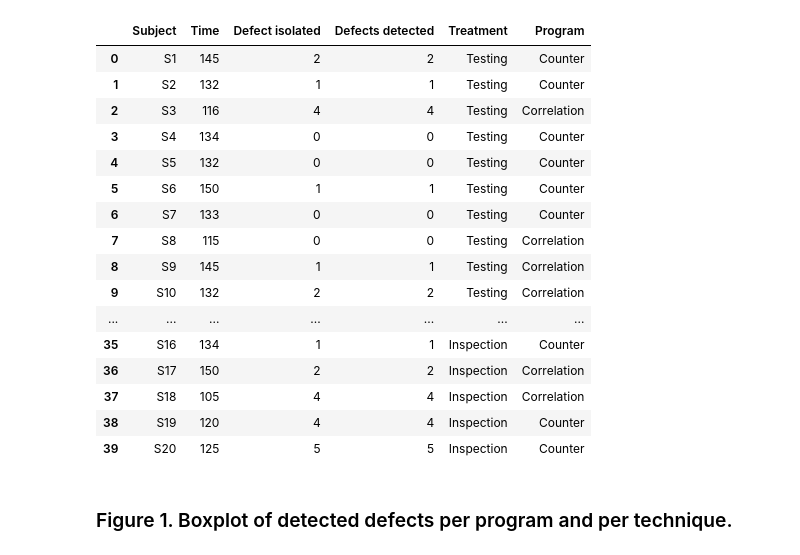
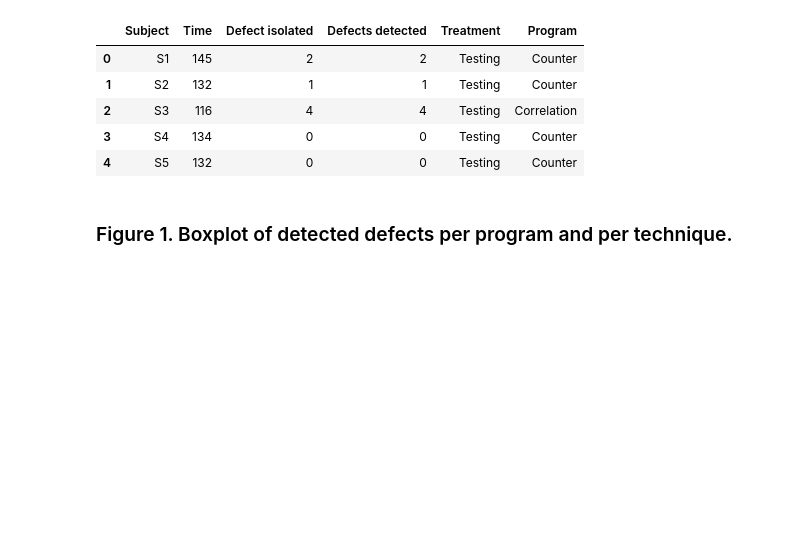
Before and after one commit to hdahlber/Uni_2024_2025, a Jupyter notebook: Research_Methods/Assignment_6/Assignment_6.ipynb, the cells around one changed output. Saved outputs shown, nothing was run; the diff lists cells and outputs as text; code cells hidden in the pictures; blank space fills up the shorter version.

```diff
--- a/Research_Methods/Assignment_6/Assignment_6.ipynb
+++ b/Research_Methods/Assignment_6/Assignment_6.ipynb
@@ -7,25 +12,13 @@ import scipy.stats
 # %%
 # load data
 data=pd.read_csv("experiment_results.csv")
+data.head(5)
+# %% [output]
+|  | Subject | Time | Defect isolated | Defects detected | Treatment | Program |
+| 0 | S1 | 145 | 2 | 2 | Testing | Counter |
+| 1 | S2 | 132 | 1 | 1 | Testing | Counter |
+| 2 | S3 | 116 | 4 | 4 | Testing | Correlation |
+| 3 | S4 | 134 | 0 | 0 | Testing | Counter |
+| 4 | S5 | 132 | 0 | 0 | Testing | Counter |
-# %%
-data
-# %% [output]
-|  | Subject | Time | Defect isolated | Defects detected | Treatment | Program |
-| 0 | S1 | 145 | 2 | 2 | Testing | Counter |
-| 1 | S2 | 132 | 1 | 1 | Testing | Counter |
-| 2 | S3 | 116 | 4 | 4 | Testing | Correlation |
-| 3 | S4 | 134 | 0 | 0 | Testing | Counter |
-| 4 | S5 | 132 | 0 | 0 | Testing | Counter |
-| 5 | S6 | 150 | 1 | 1 | Testing | Counter |
-| 6 | S7 | 133 | 0 | 0 | Testing | Counter |
-| 7 | S8 | 115 | 0 | 0 | Testing | Correlation |
-| 8 | S9 | 145 | 1 | 1 | Testing | Correlation |
-| 9 | S10 | 132 | 2 | 2 | Testing | Correlation |
-| ... | ... | ... | ... | ... | ... | ... |
-| 35 | S16 | 134 | 1 | 1 | Inspection | Counter |
-| 36 | S17 | 150 | 2 | 2 | Inspection | Correlation |
-| 37 | S18 | 105 | 4 | 4 | Inspection | Correlation |
-| 38 | S19 | 120 | 4 | 4 | Inspection | Counter |
-| 39 | S20 | 125 | 5 | 5 | Inspection | Counter |
 # %% [markdown]
 ### Figure 1. Boxplot of detected defects per program and per technique.
```
Also changed, not shown: parts of 13 cells of this notebook.
